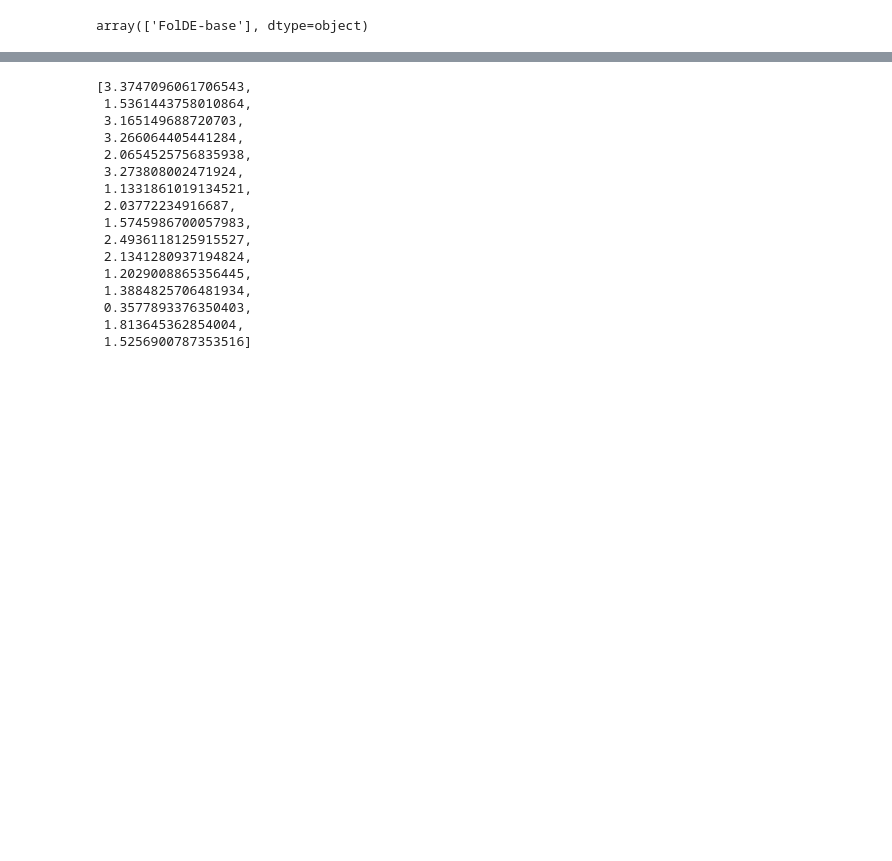
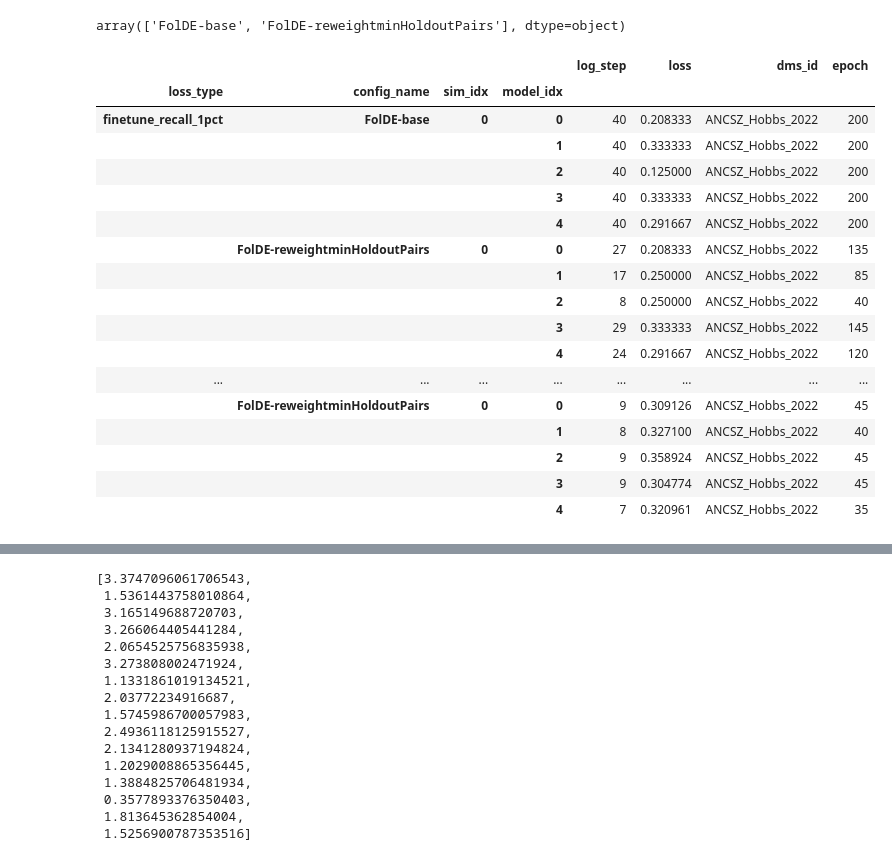
Before and after one commit to JBEI/foldy-internal, a Jupyter notebook: backend/src/notebooks/jacob/250520_reduce_val_loss.ipynb, the cells around one changed output, grey strips where cells are left out. Cells and saved outputs as stored; diff of their text form; code cells hidden in the pictures; blank space fills up the shorter version.

```diff
--- a/backend/src/notebooks/jacob/250520_reduce_val_loss.ipynb
+++ b/backend/src/notebooks/jacob/250520_reduce_val_loss.ipynb
@@ -130,10 +131,31 @@ sns.scatterplot(
 # %%
 from folde.util import get_training_loss_df
-train_df = get_training_loss_df(results, round_idx=2)
+train_df = get_training_loss_df(results, round_idx=1)
 train_df['epoch'] = train_df['log_step'] * 5
 train_df.config_name.unique()
 # %% [output]
-array(['FolDE-base'], dtype=object)
+array(['FolDE-base', 'FolDE-reweightminHoldoutPairs'], dtype=object)
+# %%
+train_df.groupby(['loss_type', 'config_name', 'sim_idx', 'model_idx']).last()
+# %% [output]
+|  |  |  |  | log_step | loss | dms_id | epoch |
+| loss_type | config_name | sim_idx | model_idx |  |  |  |  |
+| finetune_recall_1pct | FolDE-base | 0 | 0 | 40 | 0.208333 | ANCSZ_Hobbs_2022 | 200 |
+|  |  |  | 1 | 40 | 0.333333 | ANCSZ_Hobbs_2022 | 200 |
+|  |  |  | 2 | 40 | 0.125000 | ANCSZ_Hobbs_2022 | 200 |
+|  |  |  | 3 | 40 | 0.333333 | ANCSZ_Hobbs_2022 | 200 |
+|  |  |  | 4 | 40 | 0.291667 | ANCSZ_Hobbs_2022 | 200 |
+|  | FolDE-reweightminHoldoutPairs | 0 | 0 | 27 | 0.208333 | ANCSZ_Hobbs_2022 | 135 |
+|  |  |  | 1 | 17 | 0.250000 | ANCSZ_Hobbs_2022 | 85 |
+|  |  |  | 2 | 8 | 0.250000 | ANCSZ_Hobbs_2022 | 40 |
+|  |  |  | 3 | 29 | 0.333333 | ANCSZ_Hobbs_2022 | 145 |
+|  |  |  | 4 | 24 | 0.291667 | ANCSZ_Hobbs_2022 | 120 |
+| ... | ... | ... | ... | ... | ... | ... | ... |
+|  | FolDE-reweightminHoldoutPairs | 0 | 0 | 9 | 0.309126 | ANCSZ_Hobbs_2022 | 45 |
+|  |  |  | 1 | 8 | 0.327100 | ANCSZ_Hobbs_2022 | 40 |
+|  |  |  | 2 | 9 | 0.358924 | ANCSZ_Hobbs_2022 | 45 |
+|  |  |  | 3 | 9 | 0.304774 | ANCSZ_Hobbs_2022 | 45 |
+|  |  |  | 4 | 7 | 0.320961 | ANCSZ_Hobbs_2022 | 35 |
 # %%
 import matplotlib.pyplot as plt
 
```
Also changed, not shown: parts of 3 cells of this notebook, 11 other files.
